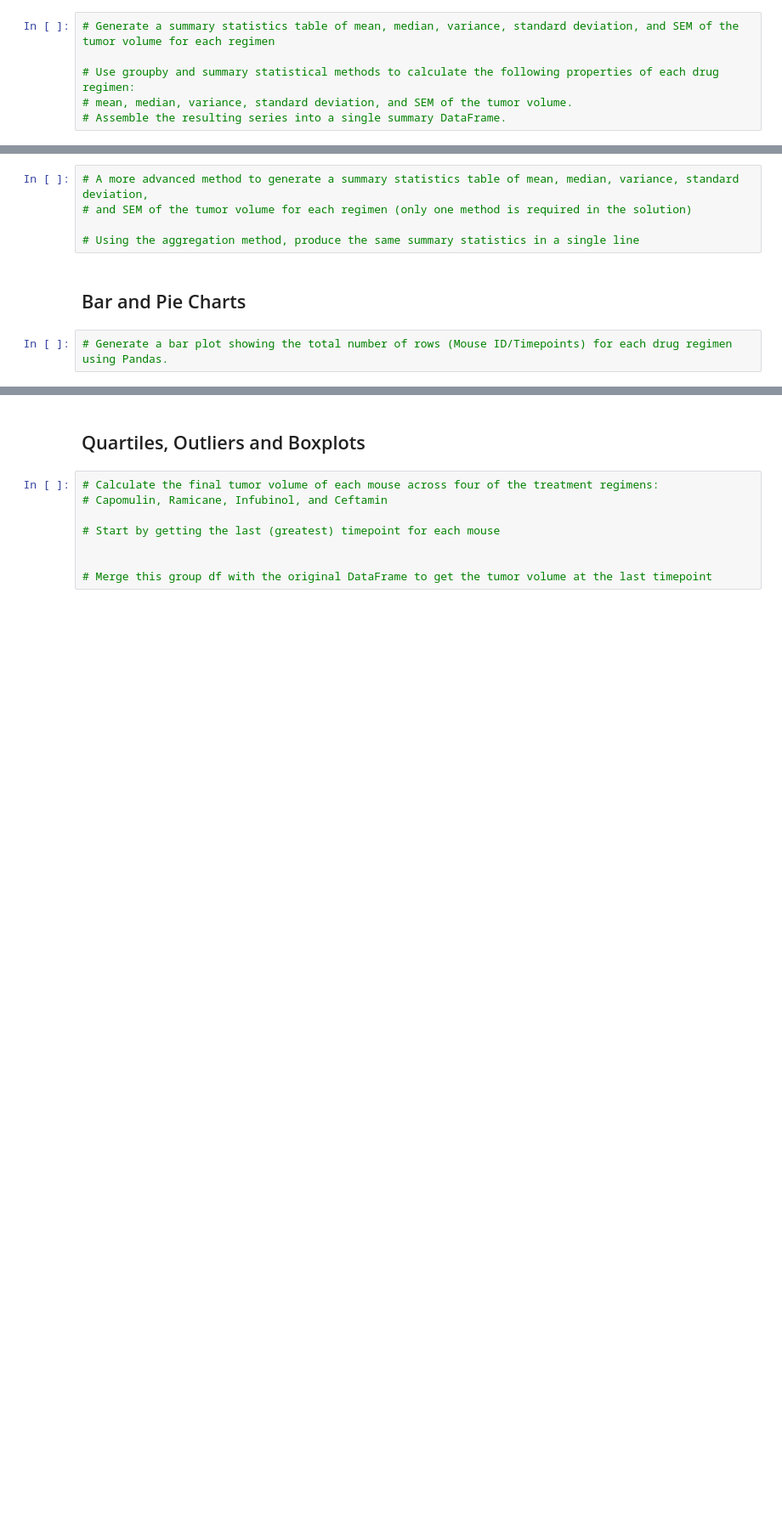
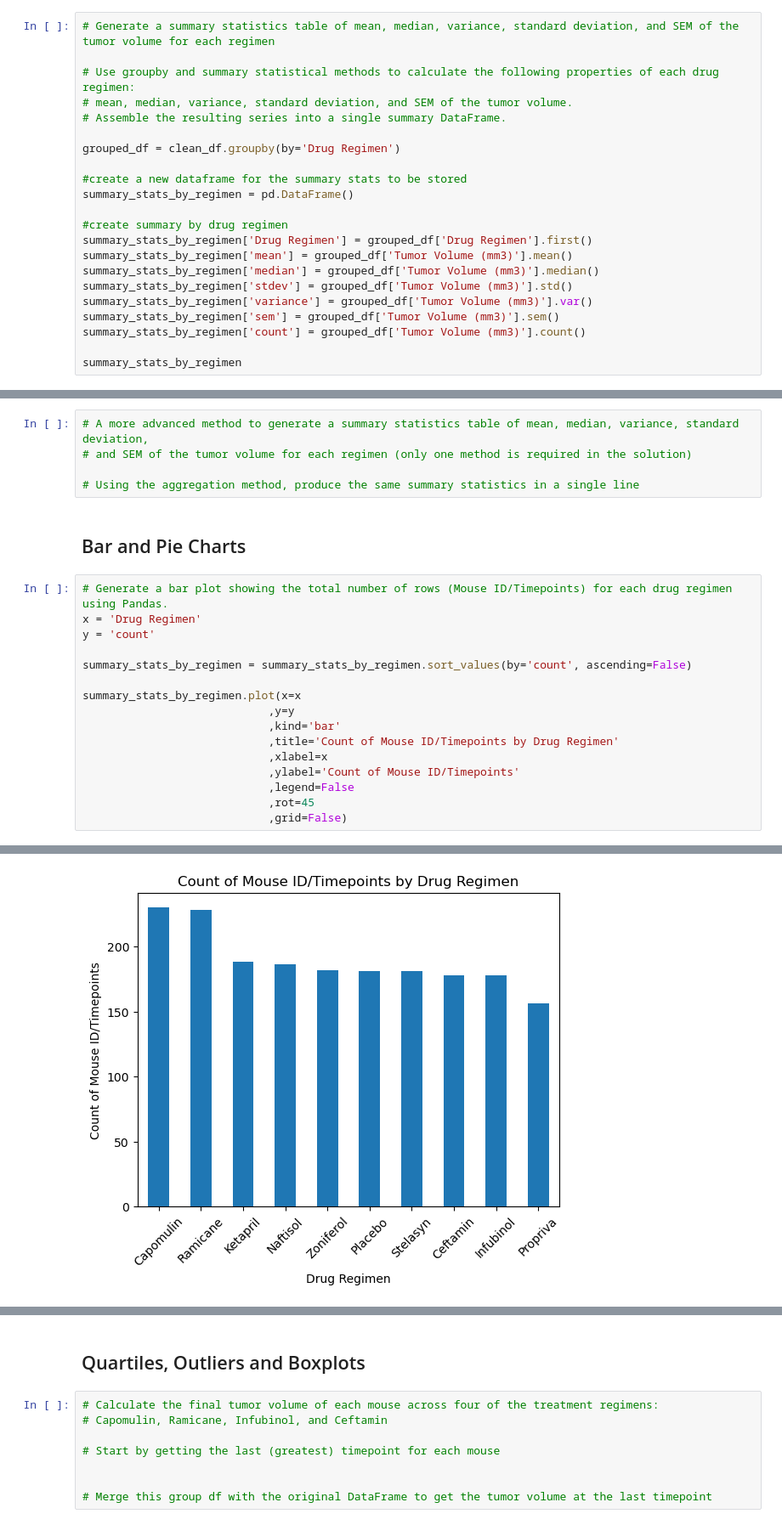
Before and after one commit to nmizzell/pymaceuticals, a Jupyter notebook: Pymaceuticals/pymaceuticals_starter.ipynb, the cells around one changed output, grey strips where cells are left out. Shown: that part at 85% size. Saved outputs shown, nothing was run; the diff lists cells and outputs as text; blank space fills up the shorter version.

```diff
--- a/Pymaceuticals/pymaceuticals_starter.ipynb
+++ b/Pymaceuticals/pymaceuticals_starter.ipynb
@@ -105,3 +105,19 @@ len(clean_df['Mouse ID'].unique())
 # Use groupby and summary statistical methods to calculate the following properties of each drug regimen:
 # mean, median, variance, standard deviation, and SEM of the tumor volume.
 # Assemble the resulting series into a single summary DataFrame.
+
+grouped_df = clean_df.groupby(by='Drug Regimen')
+
+#create a new dataframe for the summary stats to be stored
+summary_stats_by_regimen = pd.DataFrame()
+
+#create summary by drug regimen
+summary_stats_by_regimen['Drug Regimen'] = grouped_df['Drug Regimen'].first()
+summary_stats_by_regimen['mean'] = grouped_df['Tumor Volume (mm3)'].mean()
+summary_stats_by_regimen['median'] = grouped_df['Tumor Volume (mm3)'].median()
+summary_stats_by_regimen['stdev'] = grouped_df['Tumor Volume (mm3)'].std()
+summary_stats_by_regimen['variance'] = grouped_df['Tumor Volume (mm3)'].var()
+summary_stats_by_regimen['sem'] = grouped_df['Tumor Volume (mm3)'].sem()
+summary_stats_by_regimen['count'] = grouped_df['Tumor Volume (mm3)'].count()
+
+summary_stats_by_regimen
@@ -114,3 +143,18 @@ len(clean_df['Mouse ID'].unique())
 ## Bar and Pie Charts
 # %%
 # Generate a bar plot showing the total number of rows (Mouse ID/Timepoints) for each drug regimen using Pandas.
+x = 'Drug Regimen'
+y = 'count'
+
+summary_stats_by_regimen = summary_stats_by_regimen.sort_values(by='count', ascending=False)
+
+summary_stats_by_regimen.plot(x=x
+                            ,y=y
+                            ,kind='bar'
+                            ,title='Count of Mouse ID/Timepoints by Drug Regimen'
+                            ,xlabel=x
+                            ,ylabel='Count of Mouse ID/Timepoints'
+                            ,legend=False
+                            ,rot=45
+                            ,grid=False)
+# %% [output]
@@ -116,0 +162 @@ len(clean_df['Mouse ID'].unique())
+[figure, added]
```
Also changed, not shown: parts of 7 cells of this notebook.
